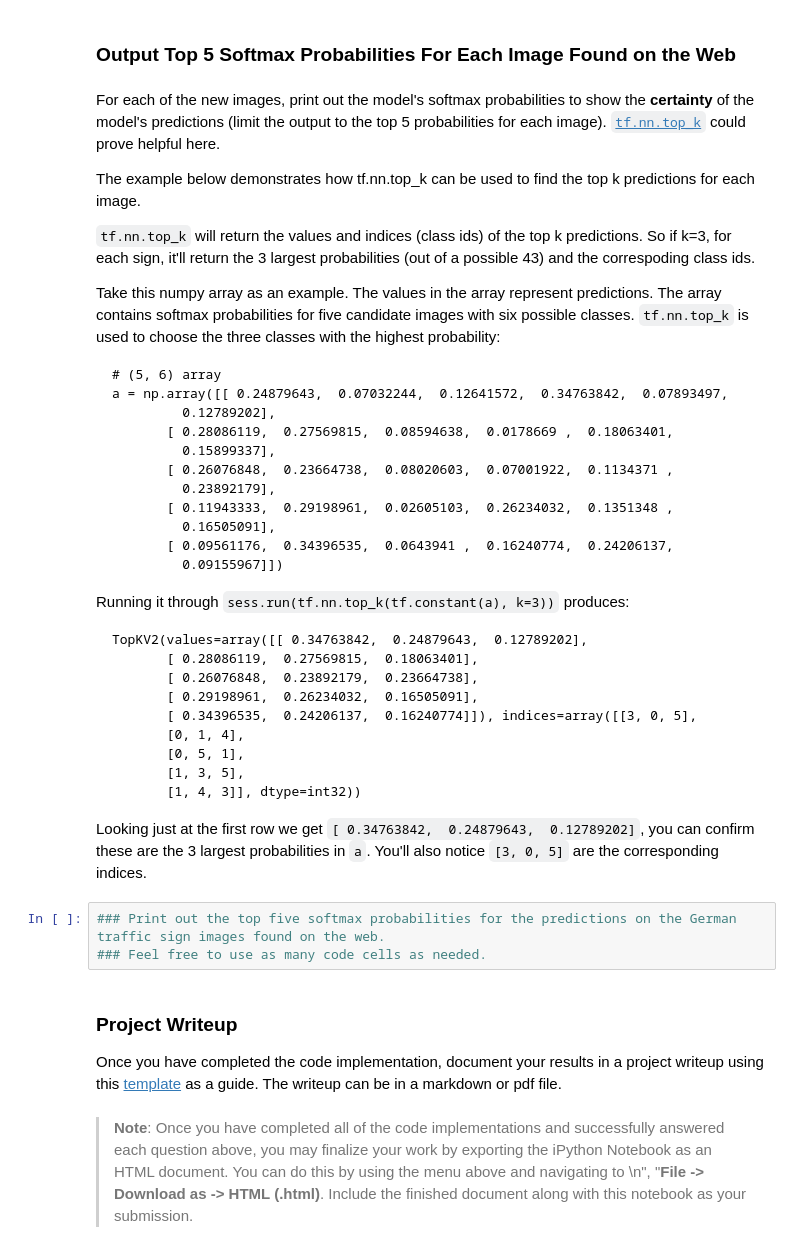
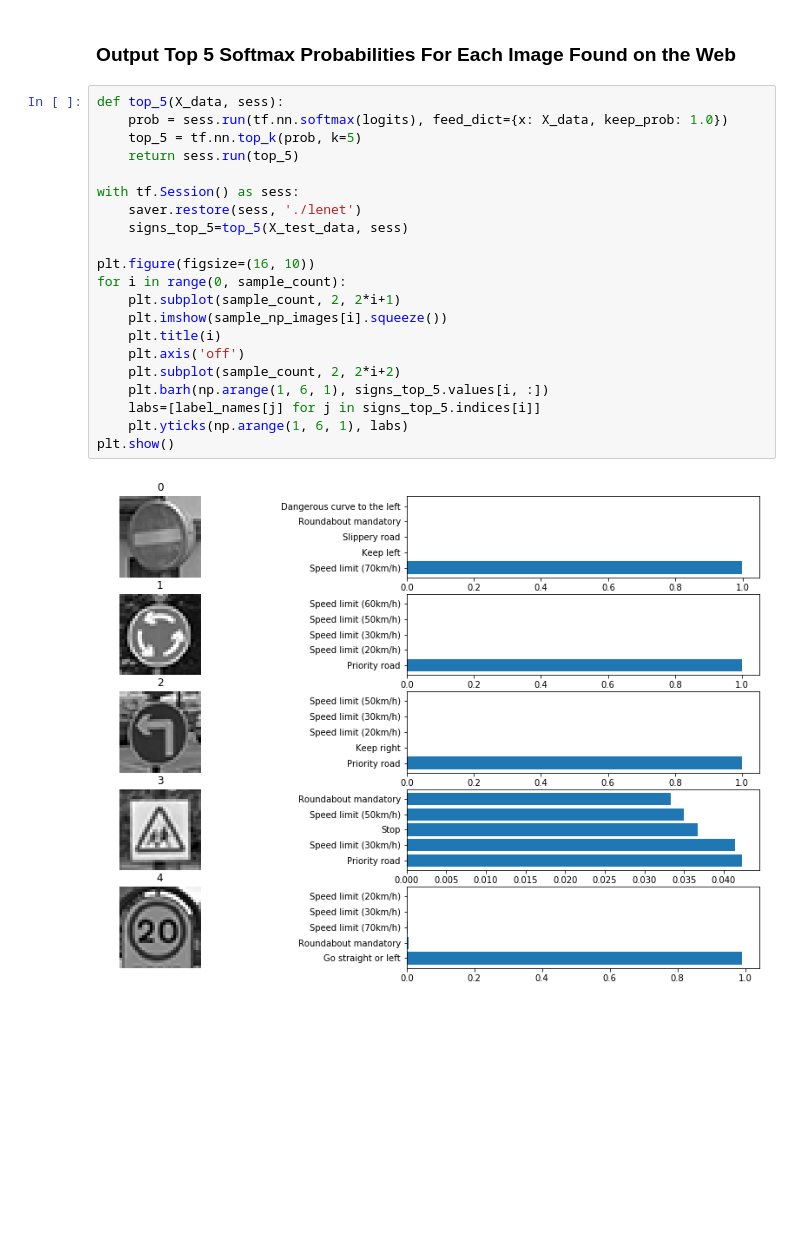
Before and after one commit to razfriman/CarND-Traffic-Sign-Classifier-Project, a Jupyter notebook: Traffic_Sign_Classifier.ipynb, the cells around one changed output. Cells and saved outputs as stored; diff of their text form; blank space fills up the shorter version.

````diff
--- a/Traffic_Sign_Classifier.ipynb
+++ b/Traffic_Sign_Classifier.ipynb
@@ -471,50 +462,25 @@ Done
 # %% [markdown]
 ### Output Top 5 Softmax Probabilities For Each Image Found on the Web
-# %% [markdown]
-For each of the new images, print out the model's softmax probabilities to show the **certainty** of the model's predictions (limit the output to the top 5 probabilities for each image). [`tf.nn.top_k`](https://www.tensorflow.org/versions/r0.12/api_docs/python/nn.html#top_k) could prove helpful here.
-
-The example below demonstrates how tf.nn.top_k can be used to find the top k predictions for each image.
-
-`tf.nn.top_k` will return the values and indices (class ids) of the top k predictions. So if k=3, for each sign, it'll return the 3 largest probabilities (out of a possible 43) and the correspoding class ids.
-
-Take this numpy array as an example. The values in the array represent predictions. The array contains softmax probabilities for five candidate images with six possible classes. `tf.nn.top_k` is used to choose the three classes with the highest probability:
-
-```
-# (5, 6) array
-a = np.array([[ 0.24879643,  0.07032244,  0.12641572,  0.34763842,  0.07893497,
-         0.12789202],
-       [ 0.28086119,  0.27569815,  0.08594638,  0.0178669 ,  0.18063401,
-         0.15899337],
-       [ 0.26076848,  0.23664738,  0.08020603,  0.07001922,  0.1134371 ,
-         0.23892179],
-       [ 0.11943333,  0.29198961,  0.02605103,  0.26234032,  0.1351348 ,
-         0.16505091],
-       [ 0.09561176,  0.34396535,  0.0643941 ,  0.16240774,  0.24206137,
-         0.09155967]])
-```
-
-Running it through `sess.run(tf.nn.top_k(tf.constant(a), k=3))` produces:
-
-```
-TopKV2(values=array([[ 0.34763842,  0.24879643,  0.12789202],
-       [ 0.28086119,  0.27569815,  0.18063401],
-       [ 0.26076848,  0.23892179,  0.23664738],
-       [ 0.29198961,  0.26234032,  0.16505091],
-       [ 0.34396535,  0.24206137,  0.16240774]]), indices=array([[3, 0, 5],
-       [0, 1, 4],
-       [0, 5, 1],
-       [1, 3, 5],
-       [1, 4, 3]], dtype=int32))
-```
-
-Looking just at the first row we get `[ 0.34763842,  0.24879643,  0.12789202]`, you can confirm these are the 3 largest probabilities in `a`. You'll also notice `[3, 0, 5]` are the corresponding indices.
-# %%
-### Print out the top five softmax probabilities for the predictions on the German traffic sign images found on the web.
-### Feel free to use as many code cells as needed.
-# %% [markdown]
-### Project Writeup
-
-Once you have completed the code implementation, document your results in a project writeup using this [template](https://github.com/udacity/CarND-Traffic-Sign-Classifier-Project/blob/master/writeup_template.md) as a guide. The writeup can be in a markdown or pdf file.
-# %% [markdown]
-> **Note**: Once you have completed all of the code implementations and successfully answered each question above, you may finalize your work by exporting the iPython Notebook as an HTML document. You can do this by using the menu above and navigating to  \n",
-    "**File -> Download as -> HTML (.html)**. Include the finished document along with this notebook as your submission.
+# %%
+def top_5(X_data, sess):
+    prob = sess.run(tf.nn.softmax(logits), feed_dict={x: X_data, keep_prob: 1.0})
+    top_5 = tf.nn.top_k(prob, k=5)
+    return sess.run(top_5)
+
+with tf.Session() as sess:
+    saver.restore(sess, './lenet')
+    signs_top_5=top_5(X_test_data, sess)
+
+plt.figure(figsize=(16, 10))
+for i in range(0, sample_count):
+    plt.subplot(sample_count, 2, 2*i+1)
+    plt.imshow(sample_np_images[i].squeeze())
+    plt.title(i)
+    plt.axis('off')
+    plt.subplot(sample_count, 2, 2*i+2)
+    plt.barh(np.arange(1, 6, 1), signs_top_5.values[i, :])
+    labs=[label_names[j] for j in signs_top_5.indices[i]]
+    plt.yticks(np.arange(1, 6, 1), labs)
+plt.show()
+# %% [output]
+[figure, added]
````
Also changed, not shown: parts of 11 cells of this notebook, 1 other file.
